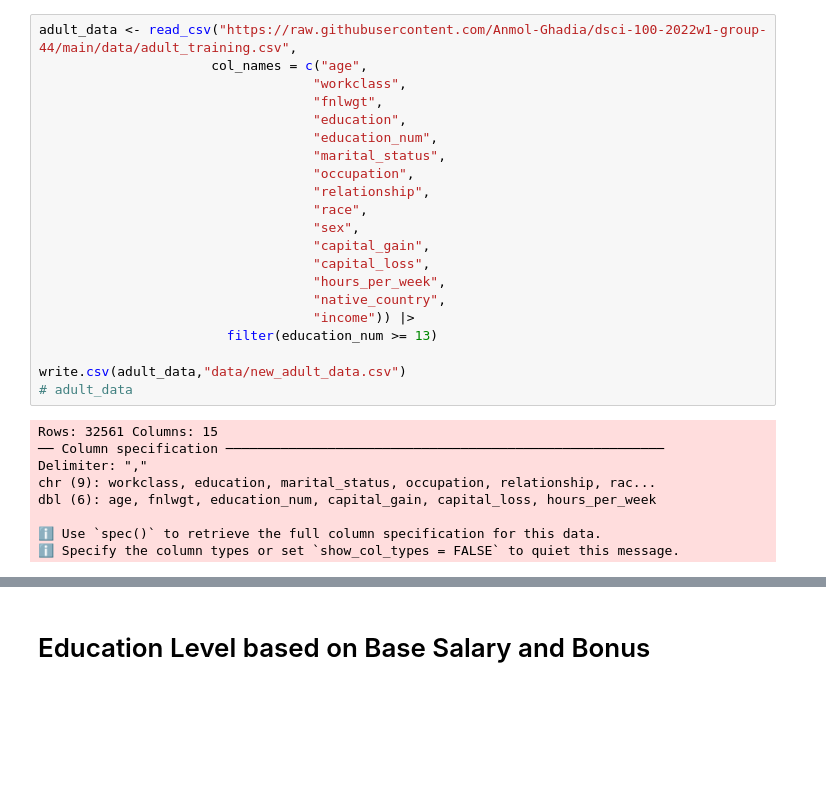
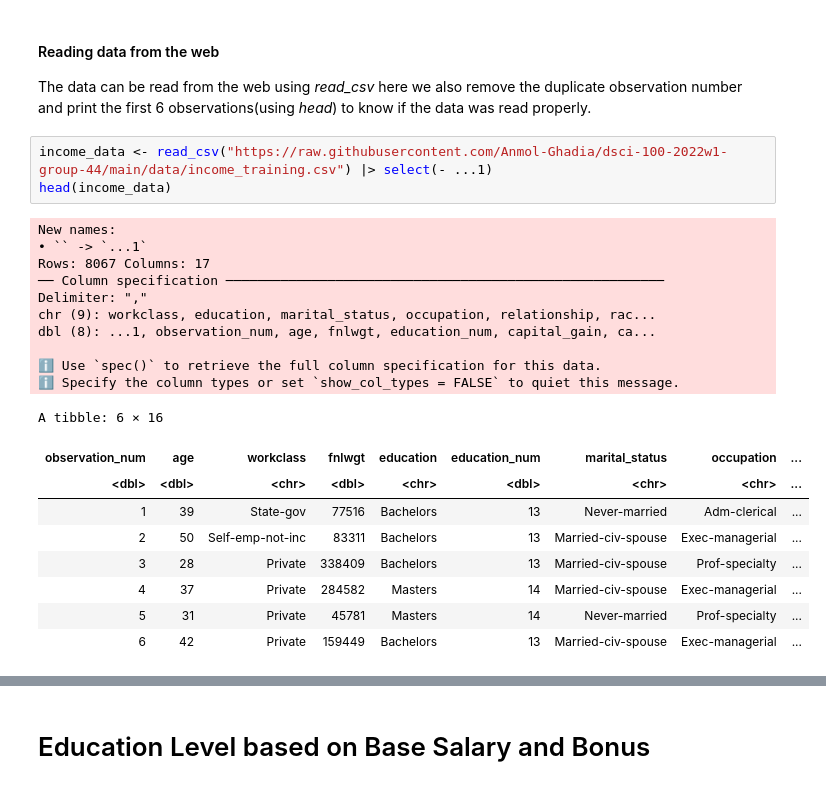
Before and after one commit to Anmol-Ghadia/dsci-100-2022w1-group-44, a Jupyter notebook: Project_proposal.ipynb, the cells around one changed output, grey strips where cells are left out. Drawn from its saved outputs; the diff is of its cells as text; blank space fills up the shorter version.

```diff
--- a/Project_proposal.ipynb
+++ b/Project_proposal.ipynb
@@ -42,30 +62,26 @@ library(ggplot2)
+# %% [markdown]
+#### Reading data from the web
+The data can be read from the web using *read_csv* here we also remove the duplicate observation number and print the first 6 observations(using *head*) to know if the data was read properly.
 # %%
-adult_data <- read_csv("https://raw.githubusercontent.com/Anmol-Ghadia/dsci-100-2022w1-group-44/main/data/adult_training.csv",
-                      col_names = c("age",
-                                   "workclass",
-                                   "fnlwgt",
-                                   "education",
-                                   "education_num",
-                                   "marital_status",
-                                   "occupation",
-                                   "relationship",
-                                   "race",
-                                   "sex",
-                                   "capital_gain",
-                                   "capital_loss",
-                                   "hours_per_week",
-                                   "native_country",
-                                   "income")) |>
-                        filter(education_num >= 13)
-
-write.csv(adult_data,"data/new_adult_data.csv")
-# adult_data
+income_data <- read_csv("https://raw.githubusercontent.com/Anmol-Ghadia/dsci-100-2022w1-group-44/main/data/income_training.csv") |> select(- ...1)
+head(income_data)
 # %% [output]
-Rows: 32561 Columns: 15
+New names:
+• `` -> `...1`
+Rows: 8067 Columns: 17
 ── Column specification ────────────────────────────────────────────────────────
 Delimiter: ","
 chr (9): workclass, education, marital_status, occupation, relationship, rac...
-dbl (6): age, fnlwgt, education_num, capital_gain, capital_loss, hours_per_week
+dbl (8): ...1, observation_num, age, fnlwgt, education_num, capital_gain, ca...
 
 ℹ Use `spec()` to retrieve the full column specification for this data.
 ℹ Specify the column types or set `show_col_types = FALSE` to quiet this message.
+A tibble: 6 × 16
+| observation_num | age | workclass | fnlwgt | education | education_num | marital_status | occupation | ... |
+| <dbl> | <dbl> | <chr> | <dbl> | <chr> | <dbl> | <chr> | <chr> | ... |
+| 1 | 39 | State-gov | 77516 | Bachelors | 13 | Never-married | Adm-clerical | ... |
+| 2 | 50 | Self-emp-not-inc | 83311 | Bachelors | 13 | Married-civ-spouse | Exec-managerial | ... |
+| 3 | 28 | Private | 338409 | Bachelors | 13 | Married-civ-spouse | Prof-specialty | ... |
+| 4 | 37 | Private | 284582 | Masters | 14 | Married-civ-spouse | Exec-managerial | ... |
+| 5 | 31 | Private | 45781 | Masters | 14 | Never-married | Prof-specialty | ... |
+| 6 | 42 | Private | 159449 | Bachelors | 13 | Married-civ-spouse | Exec-managerial | ... |
```
Also changed, not shown: parts of 20 cells of this notebook.
